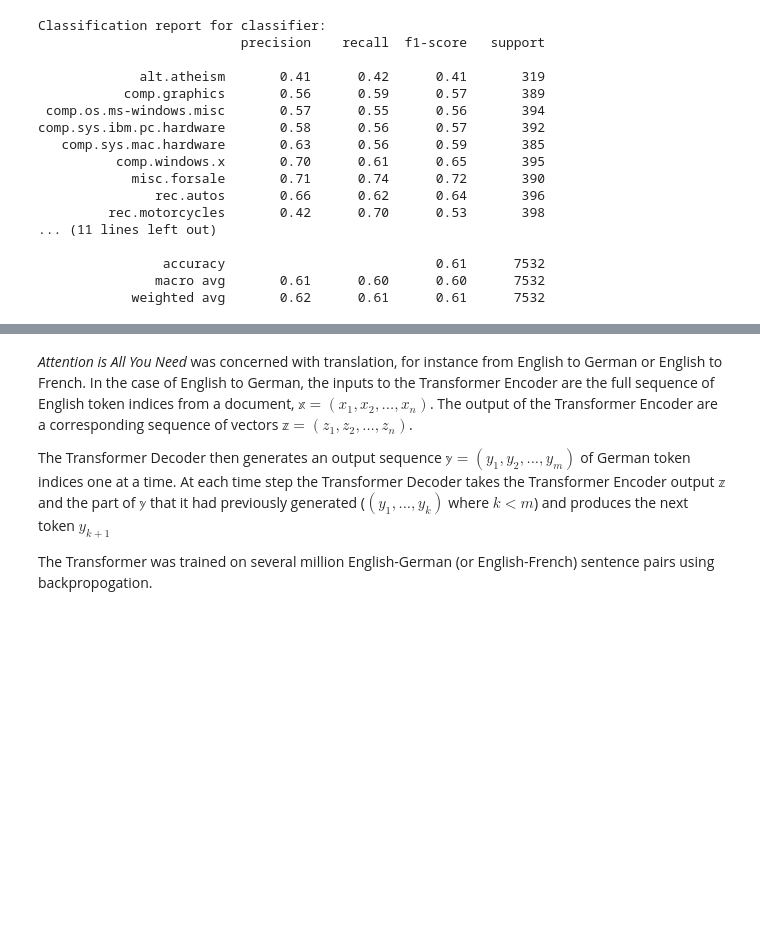
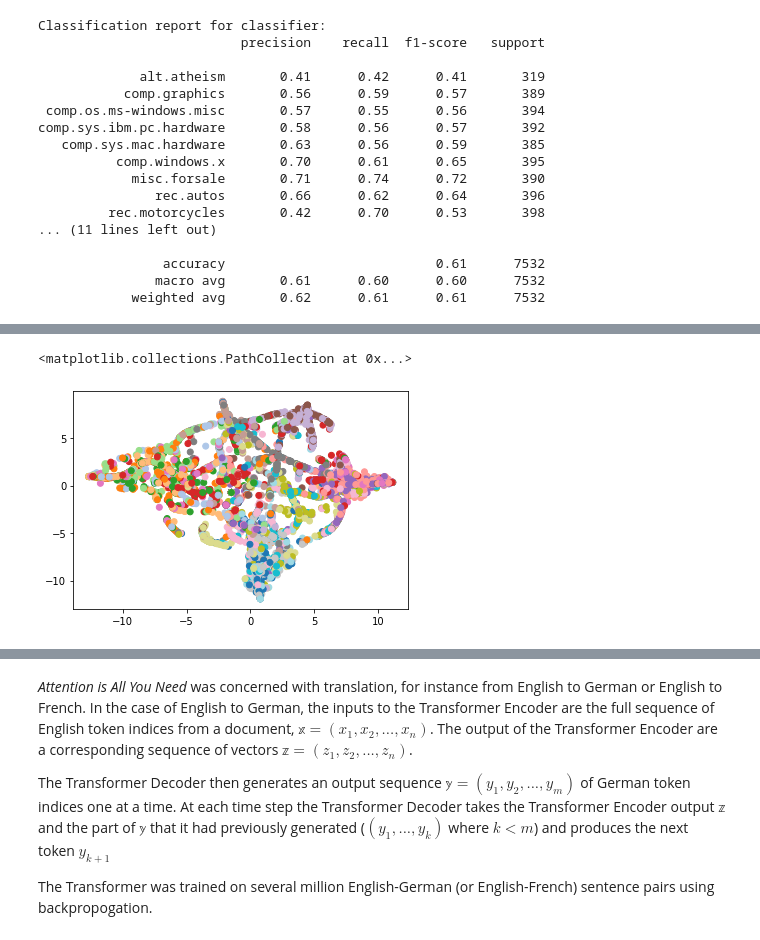
Before and after one commit to Strabes/Intro-to-NLP, a Jupyter notebook: Intro to NLP.ipynb, the cells around one changed output, grey strips where cells are left out. Cells and saved outputs as stored; diff of their text form; code cells hidden in the pictures; blank space fills up the shorter version.

```diff
--- a/Intro to NLP.ipynb
+++ b/Intro to NLP.ipynb
@@ -340,3 +444,23 @@ comp.sys.ibm.pc.hardware       0.58      0.56      0.57       392
+# %%
+from sklearn import manifold
+tsne = manifold.TSNE(
+        n_components=2,
+        init="random",
+        random_state=0,
+        perplexity=200,
+        learning_rate="auto",
+        n_iter=300,
+    )
+Y = tsne.fit_transform(lda_test_preds)
+# %%
+plt.scatter(Y[:,0],Y[:,1],
+c=d_test["target"],
+cmap="tab20"
+#c=[d_test["target_names"][i] for i in d_test["target"]]
+)
+# %% [output]
+<matplotlib.collections.PathCollection at 0x...>
+[figure, added]
 # %% [markdown]
 ## State-of-the-Art NLP with Transformers
 
```
Also changed, not shown: parts of 26 cells of this notebook, 3 other files.
